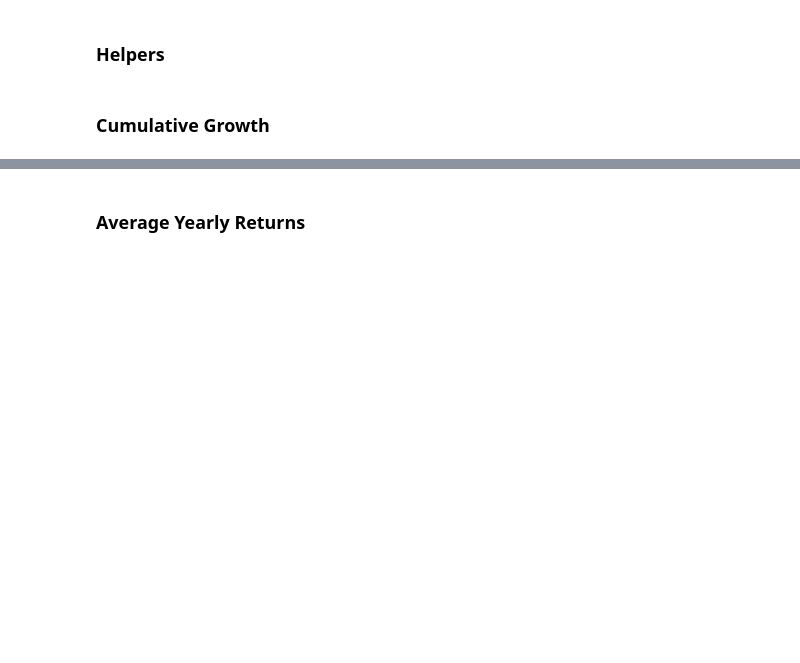
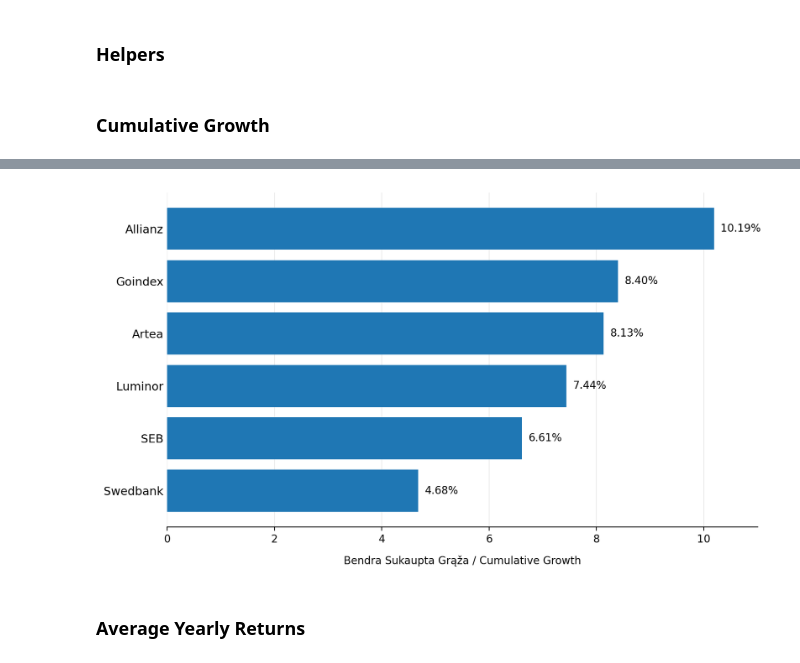
Before and after one commit to zygimantas124/pension_fund_lt, a Jupyter notebook: statistics.ipynb, the cells around one changed output, grey strips where cells are left out. Drawn from its saved outputs; the diff is of its cells as text; code cells hidden in the pictures; blank space fills up the shorter version.

Commit message:
visualisations for data

```diff
--- a/statistics.ipynb
+++ b/statistics.ipynb
@@ -105,3 +107,49 @@ growth_table
+# %%
+# --- prep ---
+df = growth_table.sort_values("cumulative_growth", ascending=True).copy()
+xmax = df["cumulative_growth"].max()
+pad = xmax * 0.08  # slightly more room for labels
+
+# --- plot ---
+fig, ax = plt.subplots(figsize=(9, 5.5), dpi=200)
+
+bars = ax.barh(df["company_short"], df["cumulative_growth"])
+
+# value labels with %
+for b, v in zip(bars, df["cumulative_growth"]):
+    ax.text(
+        b.get_width() + pad * 0.15,
+        b.get_y() + b.get_height() / 2,
+        f"{v:.2f}%",
+        va="center",
+        ha="left",
+        fontsize=10,
+    )
+
+# axes + titles
+ax.set_xlim(0, xmax + pad)
+ax.set_xlabel("Bendra Sukaupta Grąža / Cumulative Growth", labelpad=10)
+ax.set_ylabel("")
+
+# grid
+ax.grid(axis="x", linestyle="-", linewidth=0.8, alpha=0.25)
+ax.set_axisbelow(True)
+
+# clean spines
+for spine in ["top", "right", "left"]:
+    ax.spines[spine].set_visible(False)
+
+ax.tick_params(axis="y", length=0, labelsize=11)
+ax.tick_params(axis="x", labelsize=10)
+
+# extra top margin (important for LinkedIn)
+plt.tight_layout(rect=[0, 0, 1, 0.95])
+
+# export
+plt.savefig("graphs/cumulative_growth_linkedin.png", dpi=200, bbox_inches="tight")
+plt.show()
+# %% [output]
+[figure, added]
 # %% [markdown]
 ### Average Yearly Returns
 # %%
```
Also changed, not shown: parts of 9 cells of this notebook, 3 other files.
